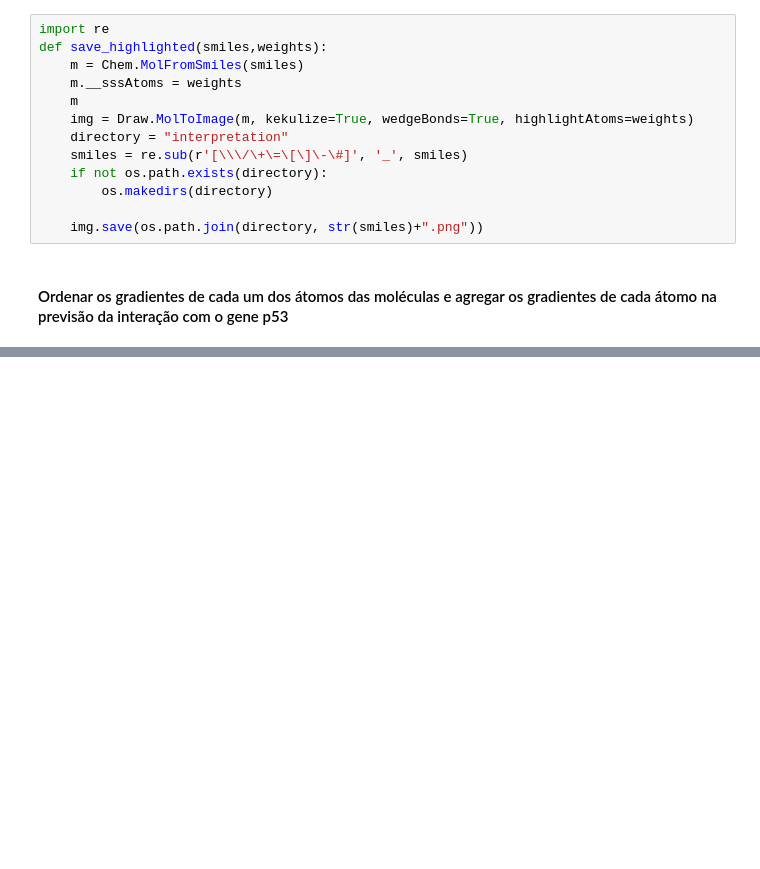
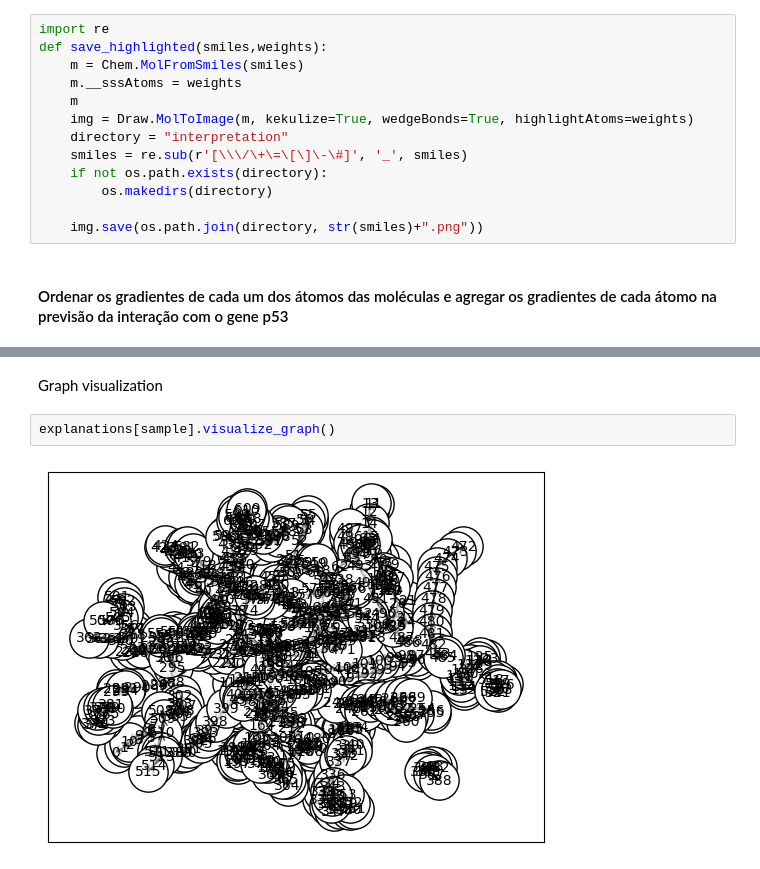
Before and after one commit to BernardGeorges/ProjetoAP, a Jupyter notebook: chemical_interaction.ipynb, the cells around one changed output, grey strips where cells are left out. Drawn from its saved outputs; the diff is of its cells as text; blank space fills up the shorter version.

```diff
--- a/chemical_interaction.ipynb
+++ b/chemical_interaction.ipynb
@@ -547,0 +598,6 @@ O=C1CCCCCO1
+# %% [markdown]
+Graph visualization
+# %%
+explanations[sample].visualize_graph()
+# %% [output]
+[figure, added]
```
Also changed, not shown: parts of 14 cells of this notebook, 22 other files.
